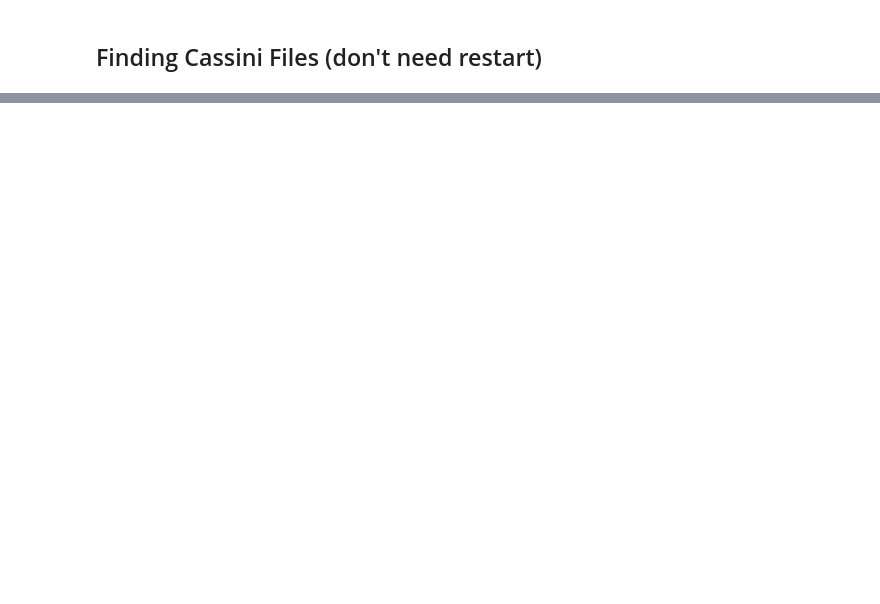
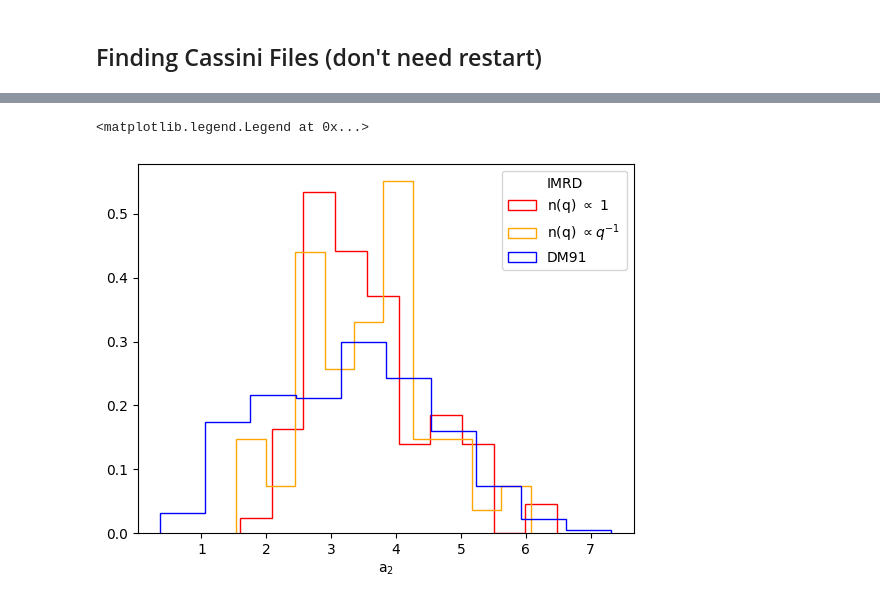
Before and after one commit to cheyanneshariat/OSPE_Scripts, a Jupyter notebook: OSPE_Setup.ipynb, the cells around one changed output, grey strips where cells are left out. Cells and saved outputs as stored; diff of their text form; code cells hidden in the pictures; blank space fills up the shorter version.

Commit message:
Compared New IMRDs to 1T model in Setup Script, updates in other file

```diff
--- a/OSPE_Setup.ipynb
+++ b/OSPE_Setup.ipynb
@@ -1109,3 +1107,31 @@ for filename in os.listdir(outputs_directory):
 # %% [output]
 (7001, 7002, 7003, 7004, 7011, 7013, 7015, 7019, 7021, 7023, 7024, 7025, 7036, 7039, 7058, 7059, 7061, 7063, 7064, 7066, 7067, 7068, 7070, 7072, 7075, 7077, 7078, 7084, 7090, 7092, 7093, 7100, 7102, 7 ...
 [interactive output not drawn]
+# %%
+initial = pd.read_pickle('/Users/bijan1339/Desktop/Research/Dataframes/init4.pkl')
+final = pd.read_pickle('/Users/bijan1339/Desktop/Research/Dataframes/final4.pkl')
+final_KT_old = pd.read_pickle('/Users/bijan1339/Desktop/Research/Dataframes/final_KT_old.pkl')
+final_1T_old = pd.read_pickle('/Users/bijan1339/Desktop/Research/Dataframes/final_1T_old.pkl')
+
+dfa = final.query("N<4250") #uniform IMRD
+dfb = final.query("N>4250") #uniform IMRD
+# %%
+fig, ((ax1,ax2),(ax3, ax4)) = plt.subplots(nrows=2, ncols=2, figsize=(18, 9))
+
+ax2.hist(np.log10(dfa.query("startype1=='WD'").a1), density=True, histtype='step', color='r', label='n(q) $\propto$ 1')
+ax2.hist(np.log10(dfb.query("startype1=='WD'").a1), density=True, histtype='step', color='orange', label='n(q) $\propto q^{-1}$ ')
+
+ax2.hist(np.log10(final_1T_old.query("startype1=='WD'").a2), density=True, histtype='step', color='b', label='DM91')
+ax2.hist(np.log10(dfa.query("startype1=='WD'").a2), density=True, histtype='step', color='r', label='n(q) $\propto$ 1')
+ax2.hist(np.log10(dfb.query("startype1=='WD'").a2), density=True, histtype='step', color='orange', label='n(q) $\propto q^{-1}$ ')
+ax2.hist(np.log10(final_1T_old.query("startype1=='WD'").a2), density=True, histtype='step', color='b', label='DM91')
+
+
+ax2.set_xlabel('a$_2$')
+ax2.legend(title='IMRD')
+# plt.xlim(left=-0.2)
+# plt.hist(initial.query("N>4250").m2/initial.query("N>4250").m1,bins=np.linspace(0,1,10))
+# plt.xlim(right=1)
+# %% [output]
+<matplotlib.legend.Legend at 0x...>
+[figure, added]
```
Also changed, not shown: parts of 3 cells of this notebook.
